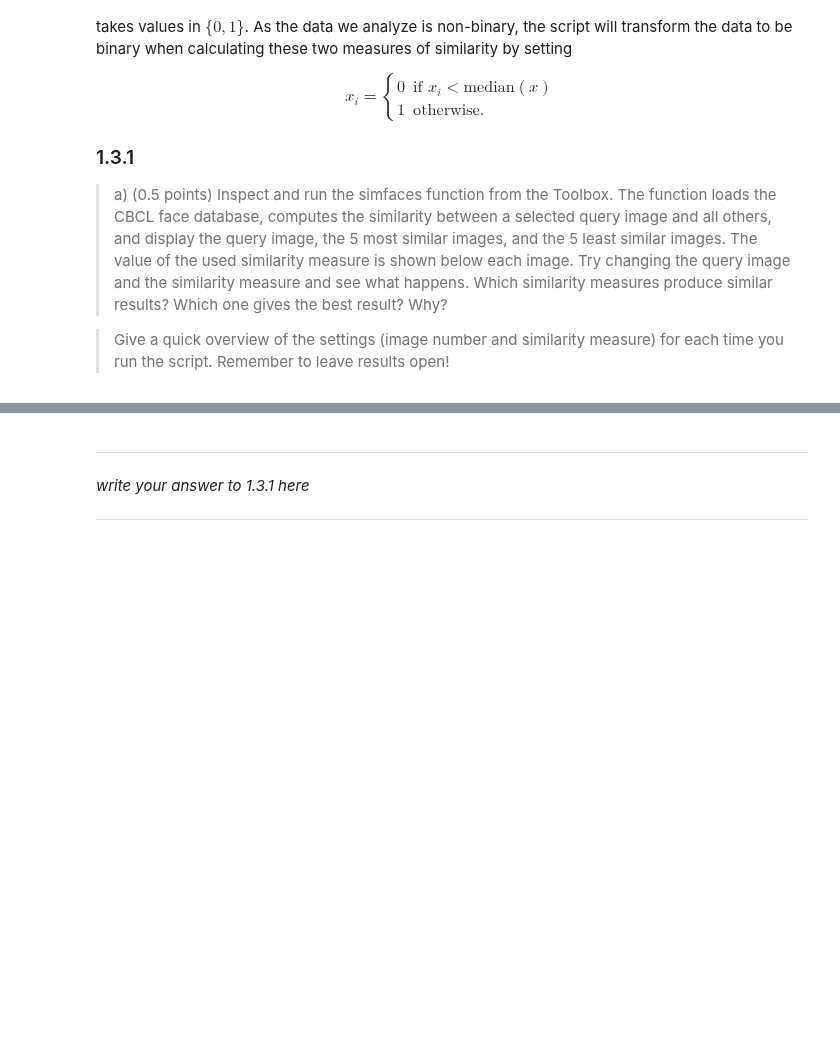
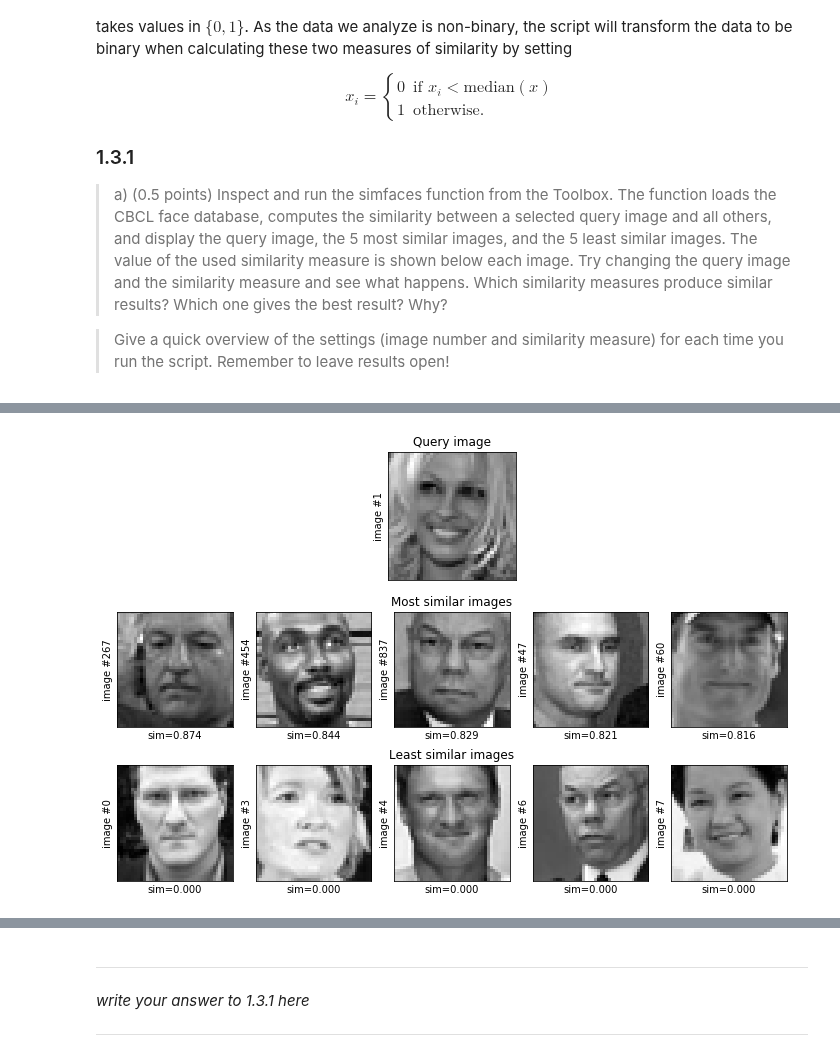
Before and after one commit to gabrielraya/Data-Mining, a Jupyter notebook: Assignment_1.ipynb, the cells around one changed output, grey strips where cells are left out. Cells and saved outputs as stored; diff of their text form; code cells hidden in the pictures; blank space fills up the shorter version.

```diff
--- a/Assignment_1.ipynb
+++ b/Assignment_1.ipynb
@@ -504,0 +515,4 @@ $$x_i = \left\{ \begin{array}{ll} 0 & \textrm{if~} x_i < \textrm{median}({x}) \\
+# %%
+simfaces(i=1, similarity_measure = 'ExtendedJaccard')
+# %% [output]
+[figure, added]
```
Also changed, not shown: parts of 7 cells of this notebook.
